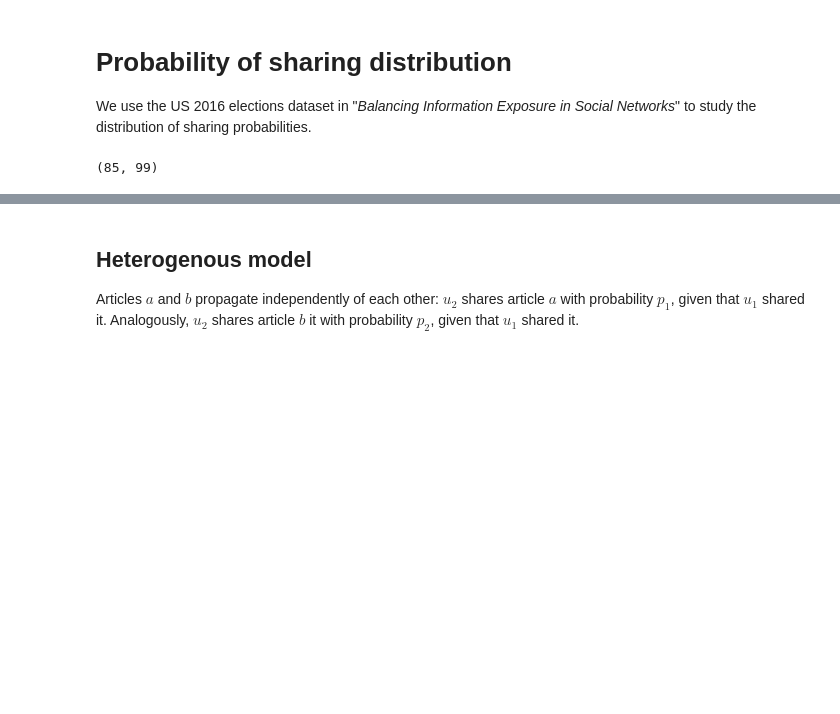
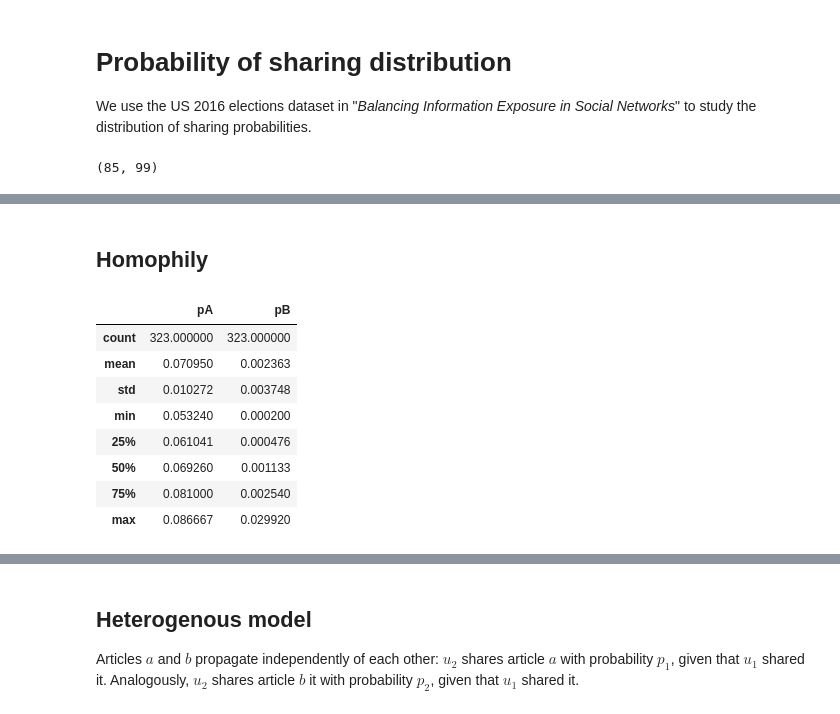
Before and after one commit to jfinocchiaro/long-term-fair-mdps, a Jupyter notebook: political-influence/probability_sharing_distributions.ipynb, the cells around one changed output, grey strips where cells are left out. Drawn from its saved outputs; the diff is of its cells as text; code cells hidden in the pictures; blank space fills up the shorter version.

```diff
--- a/political-influence/probability_sharing_distributions.ipynb
+++ b/political-influence/probability_sharing_distributions.ipynb
@@ -32,3 +32,17 @@ df
 | 845150 | healthyyoga07 | usa_with_trump | 0.001067 | 0.016427 |
 | 845151 | healthyyoga07 | the_trump_train | 0.000071 | 0.036391 |
 845152 rows × 4 columns
+# %% [markdown]
+## Homophily
+# %%
+df[df.User1.isin(A) & df.User2.isin(A)].describe()
+# %% [output]
+|  | pA | pB |
+| count | 323.000000 | 323.000000 |
+| mean | 0.070950 | 0.002363 |
+| std | 0.010272 | 0.003748 |
+| min | 0.053240 | 0.000200 |
+| 25% | 0.061041 | 0.000476 |
+| 50% | 0.069260 | 0.001133 |
+| 75% | 0.081000 | 0.002540 |
+| max | 0.086667 | 0.029920 |
```
Also changed, not shown: parts of 14 cells of this notebook.
